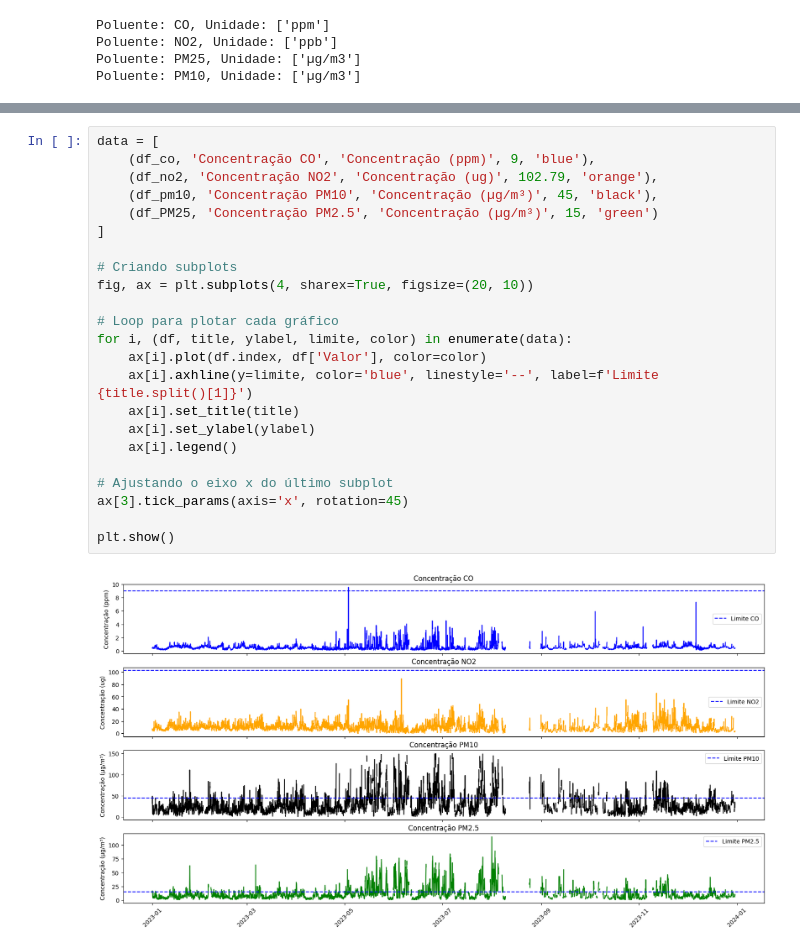
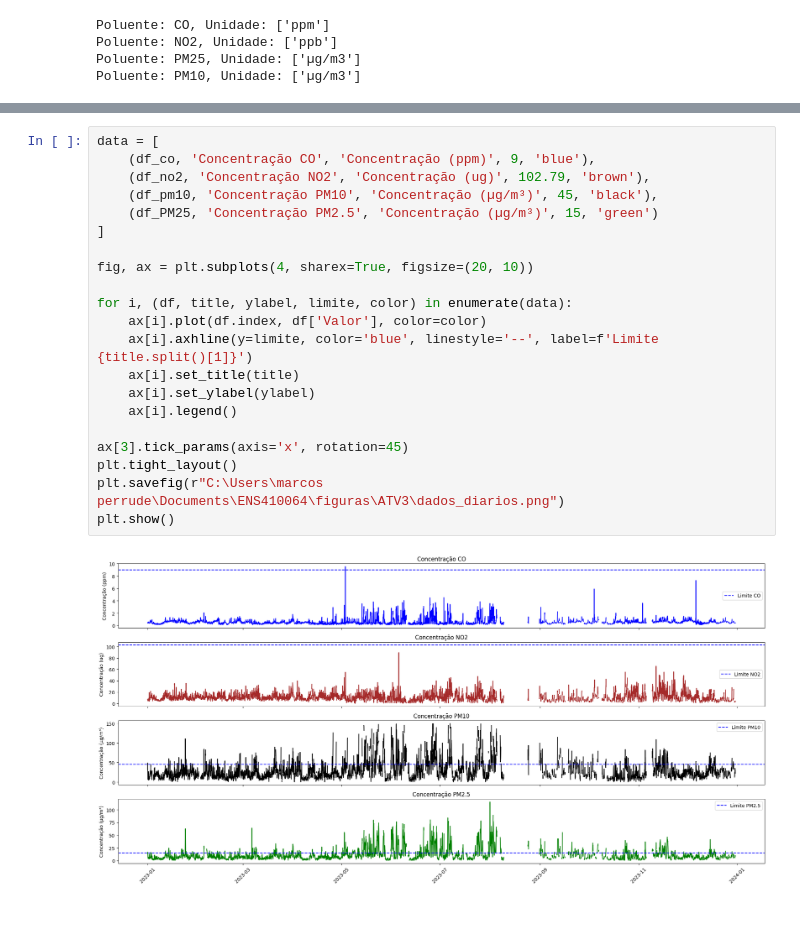
Before and after one commit to Marcosperrude/ENS410064, a Jupyter notebook: scripts/Atividade3.ipynb, the cells around one changed output, grey strips where cells are left out. Cells and saved outputs as stored; diff of their text form; blank space fills up the shorter version.

```diff
--- a/scripts/Atividade3.ipynb
+++ b/scripts/Atividade3.ipynb
@@ -106,25 +53,23 @@ plt.show()
 # %%
 data = [
     (df_co, 'Concentração CO', 'Concentração (ppm)', 9, 'blue'),
-    (df_no2, 'Concentração NO2', 'Concentração (ug)', 102.79, 'orange'),
+    (df_no2, 'Concentração NO2', 'Concentração (ug)', 102.79, 'brown'),
     (df_pm10, 'Concentração PM10', 'Concentração (µg/m³)', 45, 'black'),
     (df_PM25, 'Concentração PM2.5', 'Concentração (µg/m³)', 15, 'green')
 ]
 
-# Criando subplots
 fig, ax = plt.subplots(4, sharex=True, figsize=(20, 10))
 
-# Loop para plotar cada gráfico
 for i, (df, title, ylabel, limite, color) in enumerate(data):
     ax[i].plot(df.index, df['Valor'], color=color)
     ax[i].axhline(y=limite, color='blue', linestyle='--', label=f'Limite {title.split()[1]}')
     ax[i].set_title(title)
     ax[i].set_ylabel(ylabel)
     ax[i].legend()
 
-# Ajustando o eixo x do último subplot
 ax[3].tick_params(axis='x', rotation=45)
-
+plt.tight_layout()
+plt.savefig(r"C:\Users\marcos perrude\Documents\ENS410064\figuras\ATV3\dados_diarios.png")
 plt.show()
 # %% [output]
-[figure, old version]
+[figure, new version]
```
Also changed, not shown: parts of 30 cells of this notebook.
